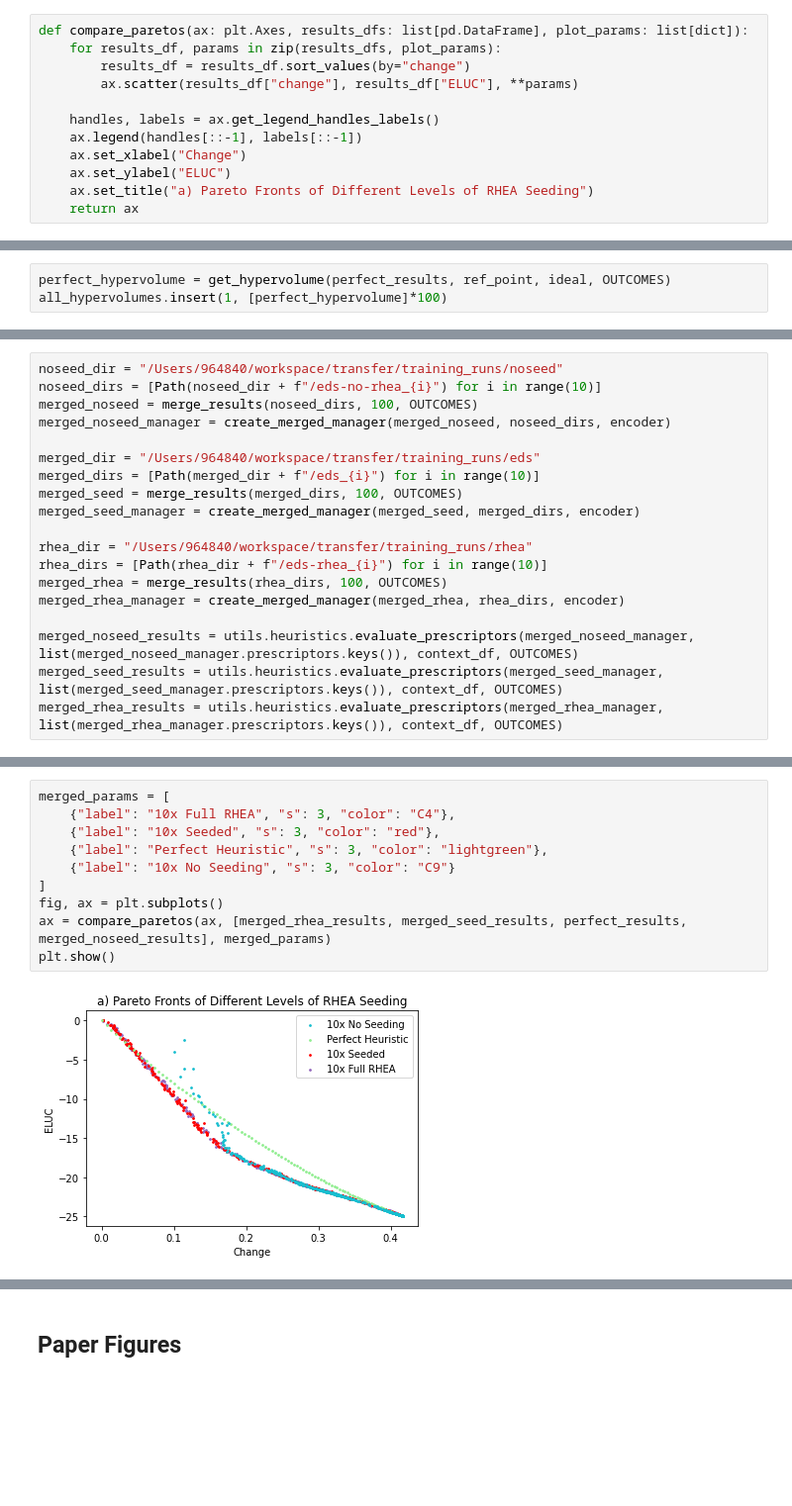
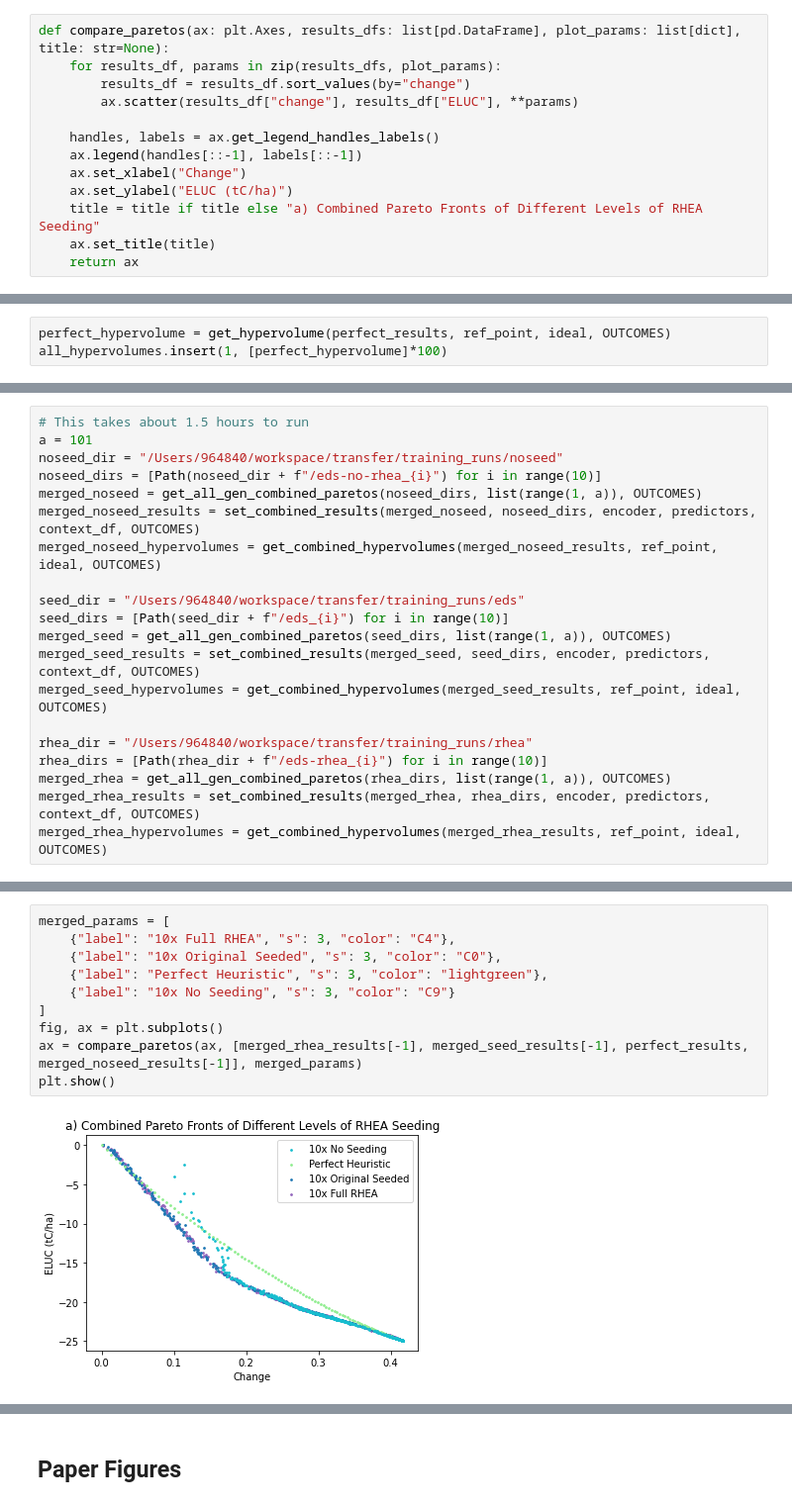
Before and after one commit to Project-Resilience/mvp, a Jupyter notebook: use_cases/eluc/experiments/rhea.ipynb, the cells around one changed output, grey strips where cells are left out. Shown at 99% size. Saved outputs shown, nothing was run; the diff lists cells and outputs as text; blank space fills up the shorter version.

```diff
--- a/use_cases/eluc/experiments/rhea.ipynb
+++ b/use_cases/eluc/experiments/rhea.ipynb
@@ -151,7 +156,7 @@ full_results = utils.heuristics.evaluate_experiment(FULL_DIR, 100, context_df, e
 seeded_results = utils.heuristics.evaluate_experiment(SEEDED_DIR, 100, context_df, encoder, OUTCOMES, predictors)
 base_results = utils.heuristics.evaluate_experiment(BASE_DIR, 100, context_df, encoder, OUTCOMES, predictors)
 # %%
-def compare_paretos(ax: plt.Axes, results_dfs: list[pd.DataFrame], plot_params: list[dict]):
+def compare_paretos(ax: plt.Axes, results_dfs: list[pd.DataFrame], plot_params: list[dict], title: str=None):
     for results_df, params in zip(results_dfs, plot_params):
         results_df = results_df.sort_values(by="change")
         ax.scatter(results_df["change"], results_df["ELUC"], **params)
@@ -159,8 +164,9 @@ def compare_paretos(ax: plt.Axes, results_dfs: list[pd.DataFrame], plot_params:
     handles, labels = ax.get_legend_handles_labels()
     ax.legend(handles[::-1], labels[::-1])
     ax.set_xlabel("Change")
-    ax.set_ylabel("ELUC")
-    ax.set_title("a) Pareto Fronts of Different Levels of RHEA Seeding")
+    ax.set_ylabel("ELUC (tC/ha)")
+    title = title if title else "a) Combined Pareto Fronts of Different Levels of RHEA Seeding"
+    ax.set_title(title)
     return ax
 # %%
 pareto_params = [
@@ -298,19 +360,20 @@ def create_merged_manager(merged_pareto: pd.DataFrame, results_dirs: list[Path],
 # %%
+# This takes about 1.5 hours to run
+a = 101
 noseed_dir = "/Users/964840/workspace/transfer/training_runs/noseed"
 noseed_dirs = [Path(noseed_dir + f"/eds-no-rhea_{i}") for i in range(10)]
-merged_noseed = merge_results(noseed_dirs, 100, OUTCOMES)
-merged_noseed_manager = create_merged_manager(merged_noseed, noseed_dirs, encoder)
+merged_noseed = get_all_gen_combined_paretos(noseed_dirs, list(range(1, a)), OUTCOMES)
+merged_noseed_results = set_combined_results(merged_noseed, noseed_dirs, encoder, predictors, context_df, OUTCOMES)
+merged_noseed_hypervolumes = get_combined_hypervolumes(merged_noseed_results, ref_point, ideal, OUTCOMES)
 
-merged_dir = "/Users/964840/workspace/transfer/training_runs/eds"
-merged_dirs = [Path(merged_dir + f"/eds_{i}") for i in range(10)]
-merged_seed = merge_results(merged_dirs, 100, OUTCOMES)
-merged_seed_manager = create_merged_manager(merged_seed, merged_dirs, encoder)
+seed_dir = "/Users/964840/workspace/transfer/training_runs/eds"
+seed_dirs = [Path(seed_dir + f"/eds_{i}") for i in range(10)]
+merged_seed = get_all_gen_combined_paretos(seed_dirs, list(range(1, a)), OUTCOMES)
+merged_seed_results = set_combined_results(merged_seed, seed_dirs, encoder, predictors, context_df, OUTCOMES)
+merged_seed_hypervolumes = get_combined_hypervolumes(merged_seed_results, ref_point, ideal, OUTCOMES)
 
 rhea_dir = "/Users/964840/workspace/transfer/training_runs/rhea"
 rhea_dirs = [Path(rhea_dir + f"/eds-rhea_{i}") for i in range(10)]
-merged_rhea = merge_results(rhea_dirs, 100, OUTCOMES)
-merged_rhea_manager = create_merged_manager(merged_rhea, rhea_dirs, encoder)
-
-merged_noseed_results = utils.heuristics.evaluate_prescriptors(merged_noseed_manager, list(merged_noseed_manager.prescriptors.keys()), context_df, OUTCOMES)
-merged_seed_results = utils.heuristics.evaluate_prescriptors(merged_seed_manager, list(merged_seed_manager.prescriptors.keys()), context_df, OUTCOMES)
-merged_rhea_results = utils.heuristics.evaluate_prescriptors(merged_rhea_manager, list(merged_rhea_manager.prescriptors.keys()), context_df, OUTCOMES)
+merged_rhea = get_all_gen_combined_paretos(rhea_dirs, list(range(1, a)), OUTCOMES)
+merged_rhea_results = set_combined_results(merged_rhea, rhea_dirs, encoder, predictors, context_df, OUTCOMES)
+merged_rhea_hypervolumes = get_combined_hypervolumes(merged_rhea_results, ref_point, ideal, OUTCOMES)
@@ -317,15 +405,15 @@ merged_rhea_results = utils.heuristics.evaluate_prescriptors(merged_rhea_manager
 # %%
 merged_params = [
     {"label": "10x Full RHEA", "s": 3, "color": "C4"},
-    {"label": "10x Seeded", "s": 3, "color": "red"},
+    {"label": "10x Original Seeded", "s": 3, "color": "C0"},
     {"label": "Perfect Heuristic", "s": 3, "color": "lightgreen"},
     {"label": "10x No Seeding", "s": 3, "color": "C9"}
 ]
 fig, ax = plt.subplots()
-ax = compare_paretos(ax, [merged_rhea_results, merged_seed_results, perfect_results, merged_noseed_results], merged_params)
+ax = compare_paretos(ax, [merged_rhea_results[-1], merged_seed_results[-1], perfect_results, merged_noseed_results[-1]], merged_params)
 plt.show()
 # %% [output]
-[figure, old version]
+[figure, new version]
 # %%
 print(get_hypervolume(merged_noseed_results, ref_point, ideal, OUTCOMES))
 print(get_hypervolume(merged_seed_results, ref_point, ideal, OUTCOMES))
```
Also changed, not shown: parts of 15 cells of this notebook, 13 other files.
